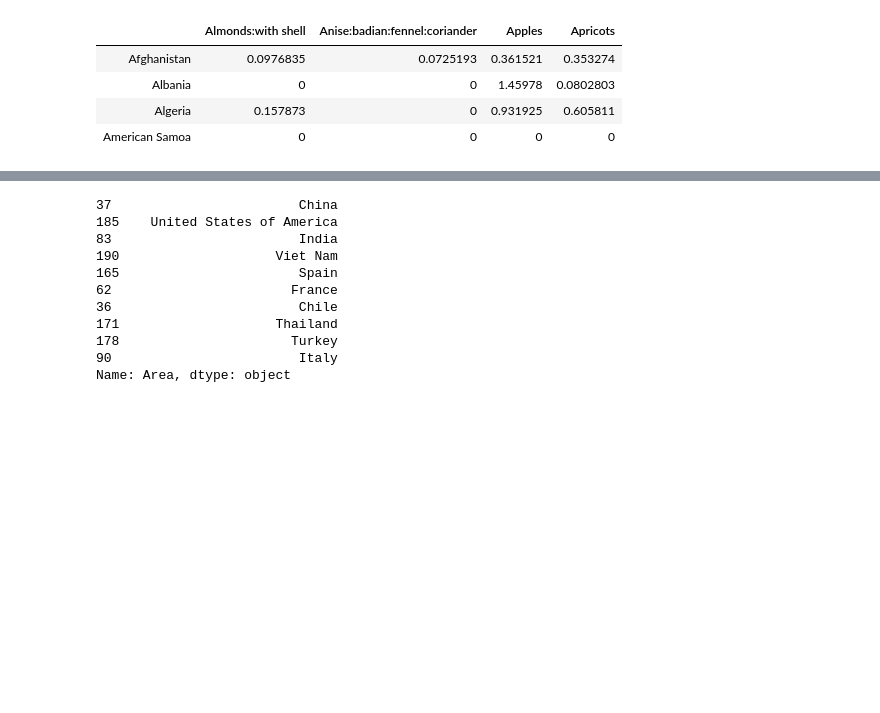
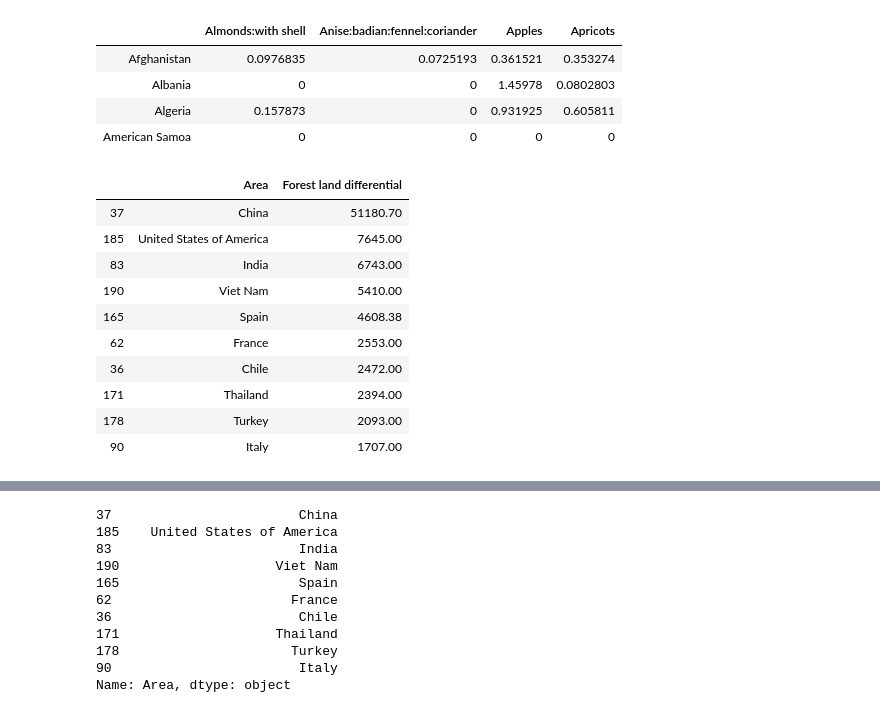
Before and after one commit to kostelansky17/disappearing_forests, a Jupyter notebook: agriculture.ipynb, the cells around one changed output, grey strips where cells are left out. Cells and saved outputs as stored; diff of their text form; code cells hidden in the pictures; blank space fills up the shorter version.

```diff
--- a/agriculture.ipynb
+++ b/agriculture.ipynb
@@ -453,0 +448,15 @@ for i in range(len(sizes)):
+# %%
+deforestation_1990_2017.head(11)\
+                                                 .drop(38)
+# %% [output]
+|  | Area | Forest land differential |
+| 37 | China | 51180.70 |
+| 185 | United States of America | 7645.00 |
+| 83 | India | 6743.00 |
+| 190 | Viet Nam | 5410.00 |
+| 165 | Spain | 4608.38 |
+| 62 | France | 2553.00 |
+| 36 | Chile | 2472.00 |
+| 171 | Thailand | 2394.00 |
+| 178 | Turkey | 2093.00 |
+| 90 | Italy | 1707.00 |
```
Also changed, not shown: parts of 18 cells of this notebook.
